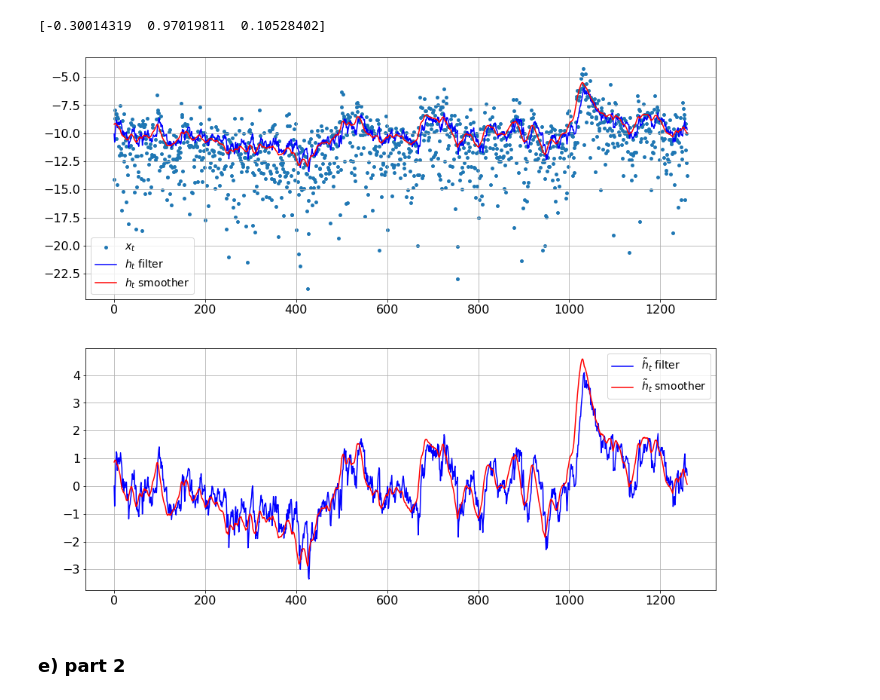
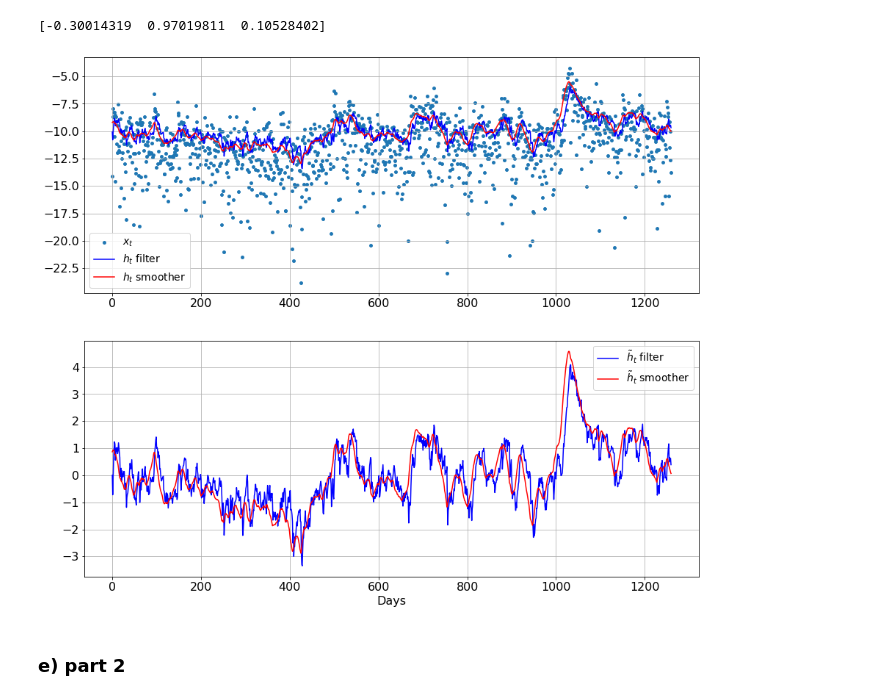
Before and after one commit to siemfenne/timeseriesmodels-vu, a Jupyter notebook: part2.ipynb, the cells around one changed output. Cells and saved outputs as stored; diff of their text form; code cells hidden in the pictures.

```diff
--- a/part2.ipynb
+++ b/part2.ipynb
@@ -127,7 +125,7 @@ def likelihood(params, a0, P0, y, H):
         P = T**2 * P  + Q -  F * K**2
 
         # Compute the log-likelihood contribution for this time step
-        loglik += -0.5 * (np.log(2 * np.pi) + np.log(F) + v**2 / F)
+        loglik += -0.5 * (np.log(2 * np.pi) + np.log(abs(F)) + v**2 / F)
 
     return -loglik
 
@@ -167,8 +165,8 @@ def kalman_filter(params, y):
         a = T * a + K * v + c
         P = T**2 * P  + Q -  F * K**2
 
-    uncon_mean = params[0] / (1 - params[1])
-    df_kf['h_filter'] = df_kf['a_filter'] - uncon_mean
+    xi = params[0] / (1 - params[1])
+    df_kf['h_filter'] = df_kf['a_filter'] - xi
 
     return df_kf
 
@@ -326,7 +341,7 @@ def likelihood(params, a0, P0, y, H):
         P = T**2 * P  + Q -  F * K**2
 
         # Compute the log-likelihood contribution for this time step
-        loglik += -0.5 * (np.log(2 * np.pi) + np.log(F) + v**2 / F)
+        loglik += -0.5 * (np.log(2 * np.pi) + np.log(abs(F)) + v**2 / F)
 
     return -loglik
 
@@ -345,26 +360,28 @@ df_ks = kalman_smoother(res_e.x, df_tick['xt'])
 # %%
 fig, axs = plt.subplots(2,1, figsize=(15,13))
 
 # upper left
 ax = axs[0]
 
 ax.scatter(df_tick.index, df_tick.xt, s=15, label = r'$x_t$')
 ax.plot(df_tick.index, df_kf_1.a_filter, color = 'b', label = r'$h_t$ filter')
 ax.plot(df_tick.index, df_ks.a_smoother, color = 'r', label = r"$h_t$ smoother")
 ax.legend(fontsize = 14)
 
 ax = axs[1]
 ax.plot(df_tick.index, df_kf_1.h_filter, color = 'b', label = r"$\tilde{h}_t$ filter")
 ax.plot(df_tick.index, df_ks.h_smoother, color = 'r', label = r"$\tilde{h}_t$ smoother" )
+ax.set_xlabel('Days', fontsize=16)
 ax.legend(fontsize = 14)
 
 for ax in axs:
     ax.grid()
     pass
 
+# plt.savefig(figure_path + 'fig2.e2.png', dpi=300)
 plt.show()
 # %% [output]
-[figure, old version]
+[figure, new version]
 # %% [markdown]
 ### e) part 2
 # %%
```
Also changed, not shown: parts of 14 cells of this notebook, 5 other files.
